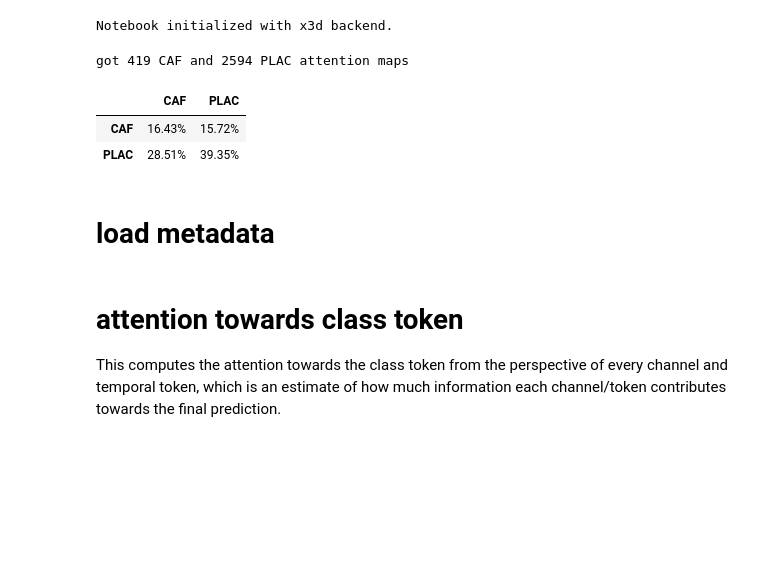
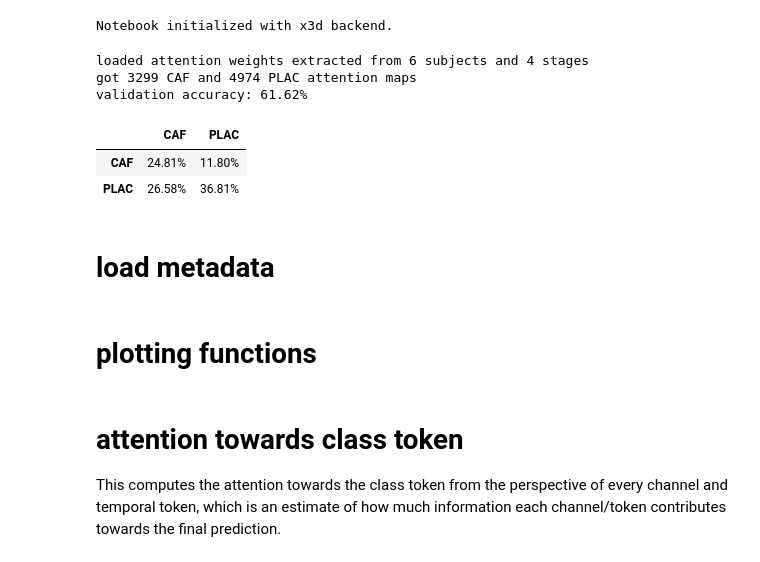
Before and after one commit to PhilippThoelke/caffeine-sleep, a Jupyter notebook: transformer/AttentionFigures.ipynb, the cells around one changed output. Cells and saved outputs as stored; diff of their text form; code cells hidden in the pictures; blank space fills up the shorter version.

Commit message:
Refactor plotting code

```diff
--- a/transformer/AttentionFigures.ipynb
+++ b/transformer/AttentionFigures.ipynb
@@ -31,38 +19,48 @@ min_confidence = 0.05 # minimum confidence to keep a prediction (0: no confidenc
 model_dir = "../transformer/models/caffeine" # path to the log directory of the model checkpoint
 # %%
 # load extracted attention weights and metadata
-attn, confidence, pred, labels, hparams, condition_mapping = torch.load(join(model_dir, "attention.pt"))
+(attn, confidence, pred, labels, stages, subjects, hparams,
+ condition_mapping, stage_mapping, subject_mapping) = torch.load(join(model_dir, "attention.pt"))
 
 # mask out attention weights of incorrect low-confidence predictions
 confidence_mask = confidence >= min_confidence
 correct_mask = pred == labels
-mask = confidence_mask & correct_mask
-attn = attn[mask]
+attn_mask = confidence_mask & correct_mask
+attn = attn[attn_mask]
 
 # create a mask where condition 0 is true and condition 1 is false
-condition_mask = labels[mask] == 0
+condition_mask = labels[attn_mask] == 0
+
+print(f"loaded attention weights extracted from {len(subjects.unique())} "
+      f"subjects and {len(stages.unique())} stages")
 
 n_cond0 = condition_mask.sum().item()
 print(f"got {n_cond0} {condition_mapping[0]} and "
       f"{len(condition_mask) - n_cond0} {condition_mapping[1]} attention maps")
+
+print(f"validation accuracy: {correct_mask.float().mean().item():.2%}")
 # %% [output]
-got 419 CAF and 2594 PLAC attention maps
+loaded attention weights extracted from 6 subjects and 4 stages
+got 3299 CAF and 4974 PLAC attention maps
+validation accuracy: 61.62%
 # %%
-# compute the confusion matrix
-cond0_mask = labels == 0
-confusion_mat = np.zeros((2, 2))
-confusion_mat[0,0] = (pred[cond0_mask] == labels[cond0_mask]).sum().item()
-confusion_mat[1,0] = (pred[cond0_mask] != labels[cond0_mask]).sum().item()
-confusion_mat[1,1] = (pred[~cond0_mask] == labels[~cond0_mask]).sum().item()
-confusion_mat[0,1] = (pred[~cond0_mask] != labels[~cond0_mask]).sum().item()
-confusion_mat /= confusion_mat.sum()
+def confusion_matrix(prediction, ground_truth):
+    # compute the confusion matrix
+    cond0_mask = ground_truth == 0
+    confusion_mat = np.zeros((2, 2))
+    confusion_mat[0,0] = (prediction[cond0_mask] == ground_truth[cond0_mask]).sum().item()
+    confusion_mat[1,0] = (prediction[cond0_mask] != ground_truth[cond0_mask]).sum().item()
+    confusion_mat[1,1] = (prediction[~cond0_mask] == ground_truth[~cond0_mask]).sum().item()
+    confusion_mat[0,1] = (prediction[~cond0_mask] != ground_truth[~cond0_mask]).sum().item()
+    confusion_mat /= confusion_mat.sum()
+    fmt = lambda x: f"{x:.2%}"
+    return pd.DataFrame(data=confusion_mat, index=condition_mapping, columns=condition_mapping).applymap(fmt)
 
-fmt = lambda x: f"{x:.2%}"
-pd.DataFrame(data=confusion_mat, index=condition_mapping, columns=condition_mapping).applymap(fmt)
+confusion_matrix(pred, labels)
 # %% [output]
 |  | CAF | PLAC |
-| CAF | 16.43% | 15.72% |
-| PLAC | 28.51% | 39.35% |
+| CAF | 24.81% | 11.80% |
+| PLAC | 26.58% | 36.81% |
 # %% [markdown]
 # load metadata
 # %%
@@ -115,3 +113,5 @@ if len(hparams.ignore_channels) > 0:
     channels = [ch for i, ch in enumerate(channels) if i not in hparams.ignore_channels]
     num_channels = len(channels)
     sensor_pos = np.array([p for i, p in enumerate(sensor_pos) if i not in hparams.ignore_channels])
+# %% [markdown]
+# plotting functions
```
Also changed, not shown: parts of 20 cells of this notebook.
